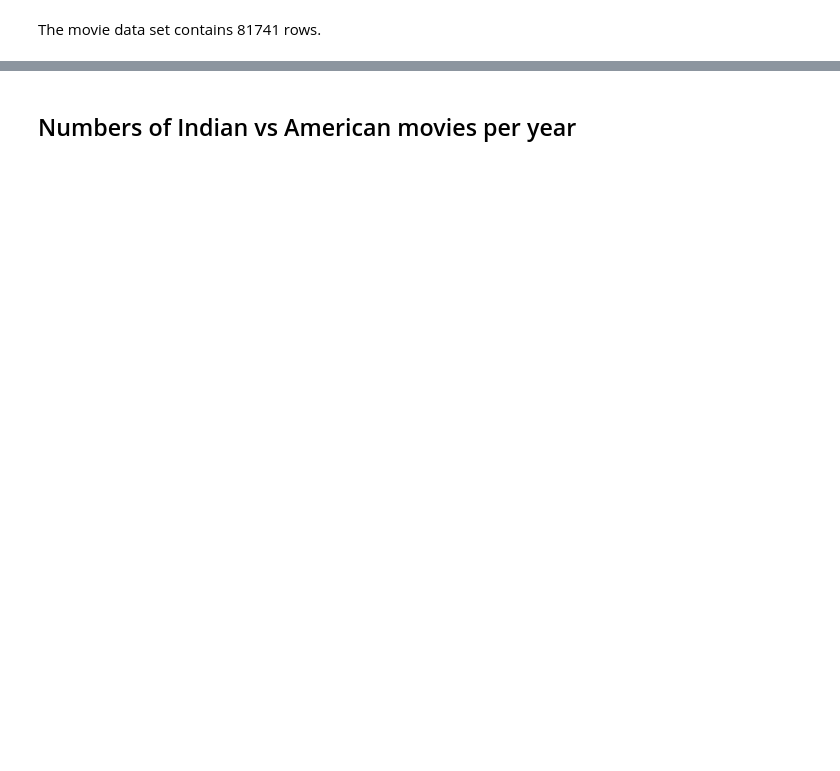
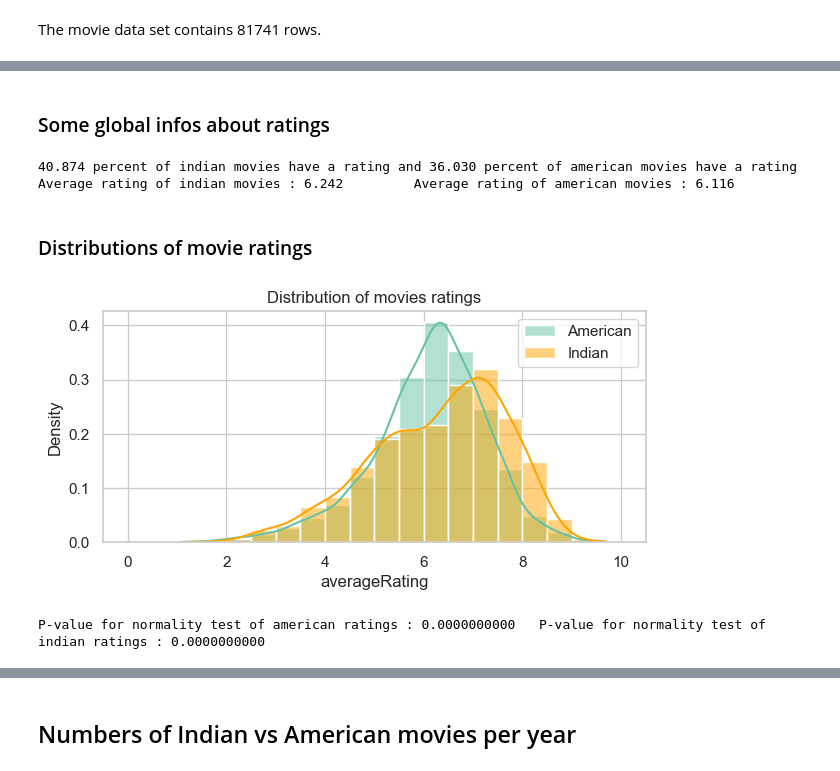
Before and after one commit to epfl-ada/ada-2022-project-badaboom, a Jupyter notebook: P2.ipynb, the cells around one changed output, grey strips where cells are left out. Cells and saved outputs as stored; diff of their text form; code cells hidden in the pictures; blank space fills up the shorter version.

```diff
--- a/P2.ipynb
+++ b/P2.ipynb
@@ -6,3 +6,4 @@ import numpy as np
 import re
 import scipy.stats as st
 sns.set_theme(style="whitegrid")
+sns.set_palette("Set2")
@@ -56,0 +58,29 @@ print(len(indian_movies), len(american_movies))
+# %%
+#merging IMdb dataset with title, isAdult and runtimeMinutes with dataset with averageRating on movie ID (tconst)
+rates = titles.merge(ratings, how='left', on='tconst')[['averageRating', 'numVotes', 'originalTitle', 'isAdult', 'runtimeMinutes']]
+
+#putting all titles to lower case to match the CMU dataset movie names and dropping column with upper cases
+rates['movie_name'] = [ele.lower() for ele in rates['originalTitle'].astype(str)]
+rates=rates.drop(columns='originalTitle')
+
+#dropping all rows that have a movie name appearing multiple times so the merging on movie name with the CMU dataset is precise
+rates = rates.drop_duplicates('movie_name', keep=False)
+
+#converting runtimeMinutes to float and changing '\\N' to NaN to match the format in CMU dataset
+rates['runtimeMinutes']=list(map(lambda x: float(x) if x!='\\N' else None , rates['runtimeMinutes']))
+# %%
+#merging CMU dataset with the IMdb dataset
+movies_data_merged = movies_data.merge(rates, how = 'left', on='movie_name')
+
+#completing the NaN values in movie_runtime of the CMU dataset with the available ones of the IMdb dataset.
+#we trust more the CMU dataset than the IMdb one so we give priority to the runtime values of the CMU dataset
+# to the IMdb ones and use the IMdb only if the value is missing in the CMU.
+#finally we drop the column with the IMdb runtimes.
+movies_data_merged.loc[movies_data_merged['movie_runtime'].isna(), 'movie_runtime']=movies_data_merged.loc[movies_data_merged['movie_runtime'].isna(), 'runtimeMinutes']
+movies_data_merged=movies_data_merged.drop(columns='runtimeMinutes')
+# %%
+#finally creating the datasets with all indian movies and all american movies
+indian_movies = movies_data_merged[movies_data_merged['movie_countries'] == '{"/m/03rk0": "india"}'].reset_index()
+american_movies = movies_data_merged[movies_data_merged['movie_countries'] == '{"/m/09c7w0": "united states of america"}'].reset_index()
+
+print('There are %d indian films and %d american films in the dataset' % (len(indian_movies), len(american_movies)))
@@ -57,6 +155,11 @@ print(len(indian_movies), len(american_movies))
+# %% [markdown]
+### Some global infos about ratings
 # %%
 print('%.3f percent of indian movies have a rating and %.3f percent of american movies have a rating' %
 (100-np.sum(indian_movies['averageRating'].isna())/indian_movies.shape[0]*100, 100-np.sum(american_movies['averageRating'].isna())/american_movies.shape[0]*100))
 
 print('Average rating of indian movies : %.3f \tAverage rating of american movies : %.3f' %
 (np.mean(indian_movies['averageRating']), np.mean(american_movies['averageRating'])))
+# %% [output]
+40.874 percent of indian movies have a rating and 36.030 percent of american movies have a rating
+Average rating of indian movies : 6.242         Average rating of american movies : 6.116
@@ -81,3 +166,16 @@ plt.show()
+# %% [markdown]
+### Distributions of movie ratings
+# %%
+plt.figure(figsize=(7,3))
+sns.histplot(x='averageRating', data=american_movies, alpha=0.5, label='American', stat = 'density', binrange=[0,10], bins = 20, kde=True)
+sns.histplot(x='averageRating', data=indian_movies, alpha=0.5, color='orange', stat = 'density', label='Indian', binrange=[0,10], bins = 20, kde=True)
+plt.title('Distribution of movies ratings')
+plt.legend()
+plt.show()
+# %% [output]
+[figure, added]
 # %%
-print('P-value for normality test of american movies : %.3f \tP-value for normality test of indian movies : %.3f '
+print('P-value for normality test of american ratings : %.10f \tP-value for normality test of indian ratings : %.10f '
       % (st.normaltest(american_movies['averageRating'], nan_policy='omit').pvalue, st.normaltest(indian_movies['averageRating'], nan_policy='omit').pvalue))
+# %% [output]
+P-value for normality test of american ratings : 0.0000000000   P-value for normality test of indian ratings : 0.0000000000
```
Also changed, not shown: parts of 134 cells of this notebook, 1 other file.
